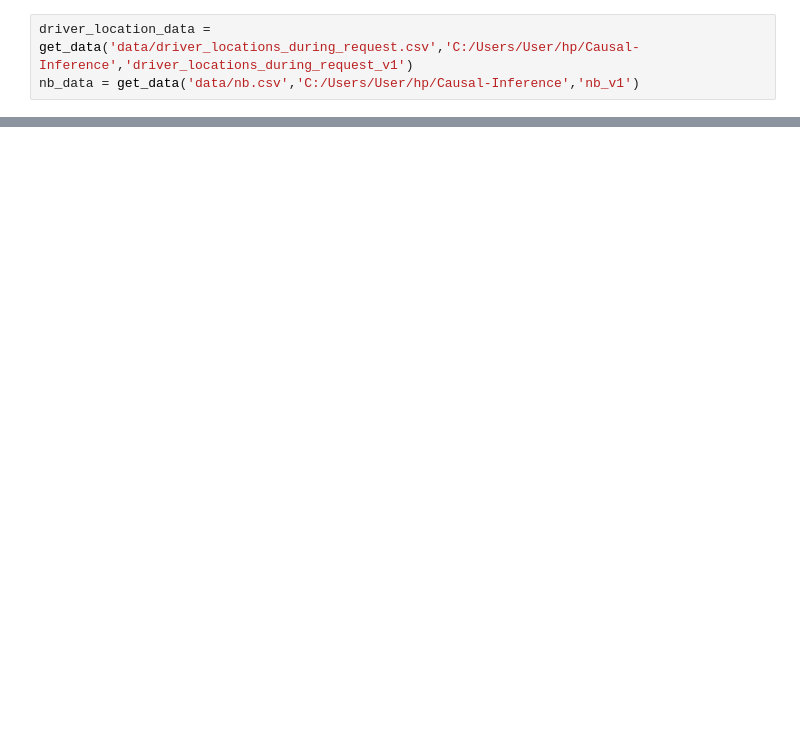
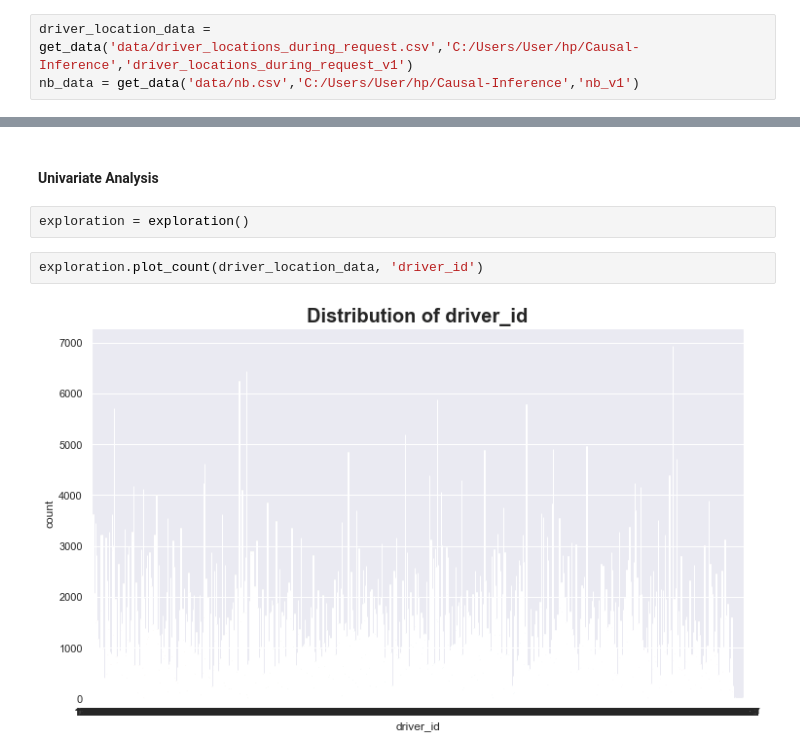
Before and after one commit to HenokD11/casual-inference, a Jupyter notebook: notebooks/EDA.ipynb, the cells around one changed output, grey strips where cells are left out. Saved outputs shown, nothing was run; the diff lists cells and outputs as text; blank space fills up the shorter version.

```diff
--- a/notebooks/EDA.ipynb
+++ b/notebooks/EDA.ipynb
@@ -43,0 +199,8 @@ nb_data = pd.read_csv('../data/nb.csv')
+# %% [markdown]
+#### Univariate Analysis
+# %%
+exploration = exploration()
+# %%
+exploration.plot_count(driver_location_data, 'driver_id')
+# %% [output]
+[figure, added]
```
Also changed, not shown: parts of 26 cells of this notebook, 3 other files.
